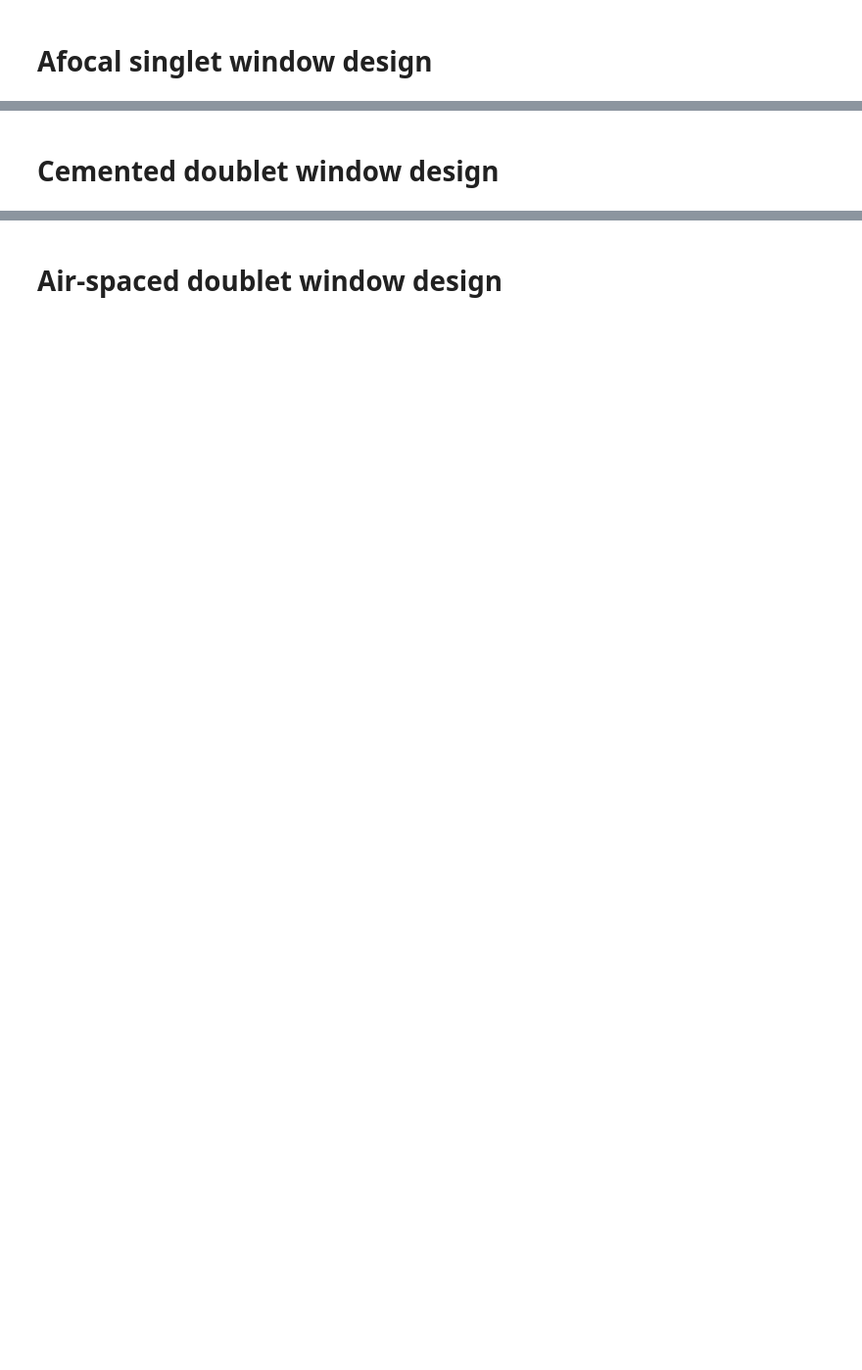
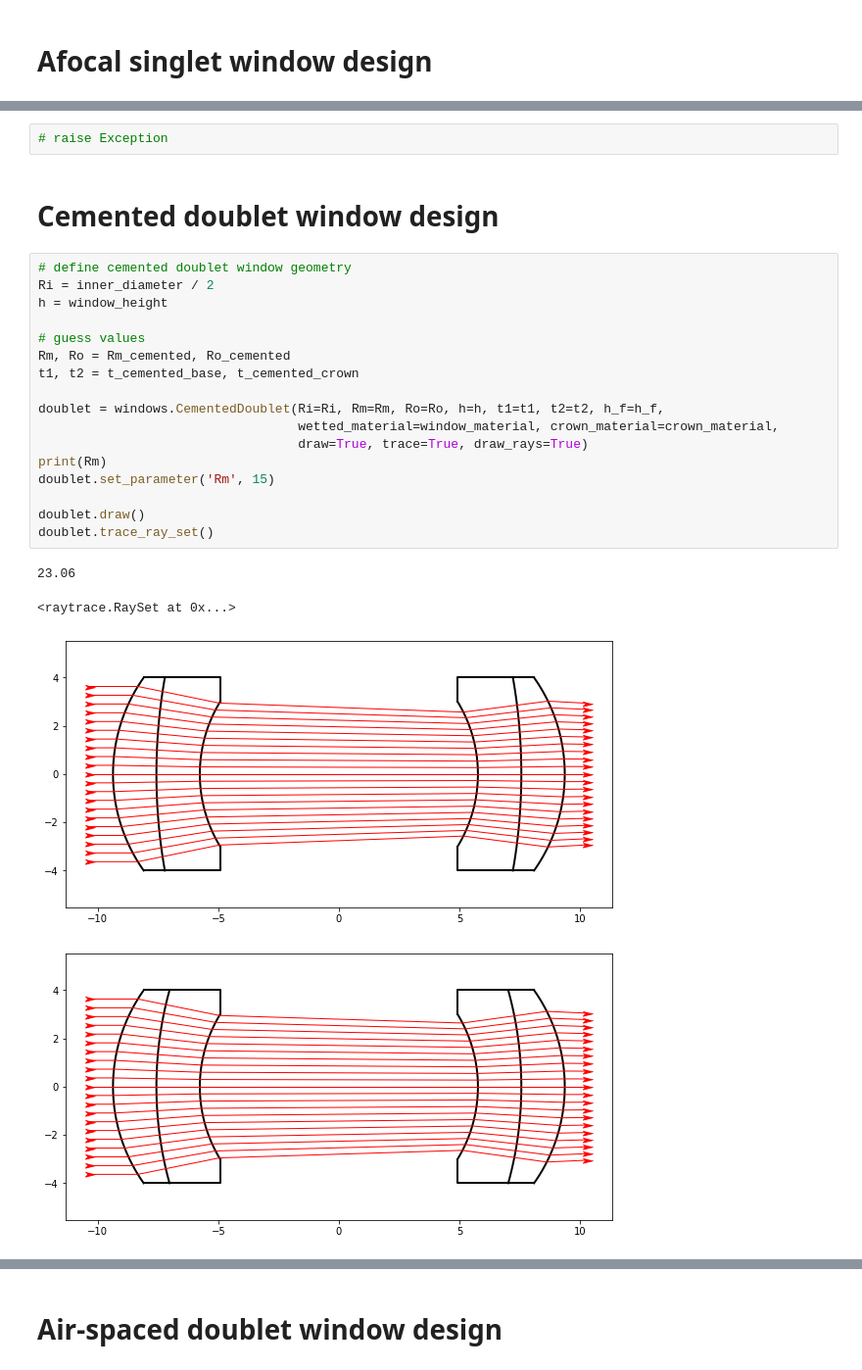
Before and after one commit to ajsusa/afocal, a Jupyter notebook: design_notebook.ipynb, the cells around one changed output, grey strips where cells are left out. Shown: that part at 98% size. Drawn from its saved outputs; the diff is of its cells as text; blank space fills up the shorter version.

```diff
--- a/design_notebook.ipynb
+++ b/design_notebook.ipynb
@@ -232,5 +307,29 @@ if design_singlet:
+# %%
+# raise Exception
 # %% [markdown]
 # Cemented doublet window design
+# %%
+# define cemented doublet window geometry
+Ri = inner_diameter / 2
+h = window_height
+
+# guess values
+Rm, Ro = Rm_cemented, Ro_cemented
+t1, t2 = t_cemented_base, t_cemented_crown
+
+doublet = windows.CementedDoublet(Ri=Ri, Rm=Rm, Ro=Ro, h=h, t1=t1, t2=t2, h_f=h_f,
+                                  wetted_material=window_material, crown_material=crown_material,
+                                  draw=True, trace=True, draw_rays=True)
+print(Rm)
+doublet.set_parameter('Rm', 15)
+
+doublet.draw()
+doublet.trace_ray_set()
+# %% [output]
+23.06
+<raytrace.RaySet at 0x...>
+[figure, added]
+[figure, added]
 # %%
 if design_cemented_doublet:
 
```
Also changed, not shown: parts of 15 cells of this notebook, 3 other files.
